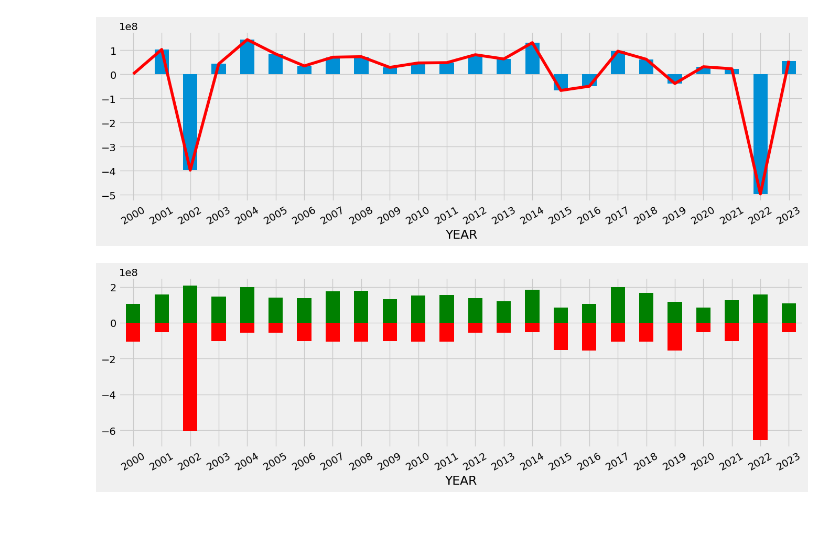
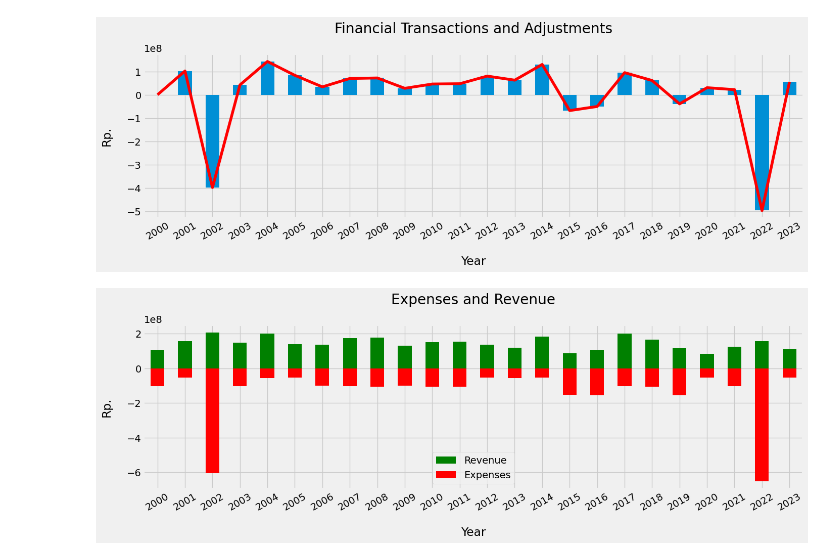
Before and after one commit to AtlasCJr/pfm, a Jupyter notebook: myAnalysis.ipynb, the cells around one changed output. Drawn from its saved outputs; the diff is of its cells as text; code cells hidden in the pictures; blank space fills up the shorter version.

```diff
--- a/myAnalysis.ipynb
+++ b/myAnalysis.ipynb
@@ -28,10 +36,10 @@ df
 70120 rows × 8 columns
 # %%
-year = getTimeCycle(df, "YEAR")
-revenue = year[('Revenue', 'TOTAL')]
-expenses = year[('Expenses', 'TOTAL')]
+DATA = getTimeCycle(df, "year")
+revenue = DATA[('Revenue', 'TOTAL')]
+expenses = DATA[('Expenses', 'TOTAL')]
 
-year
+DATA
 # %% [output]
 |  | Expenses |  |  |  |  |  | Revenue |  |  |  | Expenses | ... |
 |  | 0 | 2 | 1 | 3 | 5 | 4 | 11 | 12 | 10 | 13 | TOTAL | ... |
@@ -53,18 +61,25 @@ year
 | 2022 | 40148000 | 5015000 | 5150000 | 2300000 | 600000000.0 | 600000.0 | 14000000 | 3000000 | 136000000 | 4000000 | 653213000.0 | ... |
 | 2023 | 40663000 | 5315000 | 5275000 | 1200000 | 0.0 | 300000.0 | 24000000 | 9000000 | 72000000 | 4000000 | 52753000.0 | ... |
 # %%
-year['TOTAL'].plot(kind='bar', figsize=(15, 4))
-year['TOTAL'].plot(color='red')
+DATA['TOTAL'].plot(kind='bar', figsize=(15, 4))
+DATA['TOTAL'].plot(color='red')
 plt.grid(True, axis='y')
+plt.title("Financial Transactions and Adjustments", pad=30)
+plt.xlabel("Year", labelpad=20)
+plt.ylabel("Rp.", labelpad=20)
 plt.xticks(rotation=30)
 plt.show()
 # %% [output]
-[figure, old version]
+[figure, new version]
 # %%
 revenue.plot(kind='bar', figsize=(15, 4), color='green')
 (-expenses).plot(kind='bar', figsize=(15, 4), color='red')
 plt.grid(True, axis='y')
+plt.title("Expenses and Revenue", pad=30)
+plt.xlabel("Year", labelpad=20)
+plt.ylabel("Rp.", labelpad=20)
 plt.xticks(rotation=30)
+plt.legend(["Revenue", "Expenses"])
 plt.show()
 # %% [output]
-[figure, old version]
+[figure, new version]
```
Also changed, not shown: parts of 4 cells of this notebook, 7 other files.
